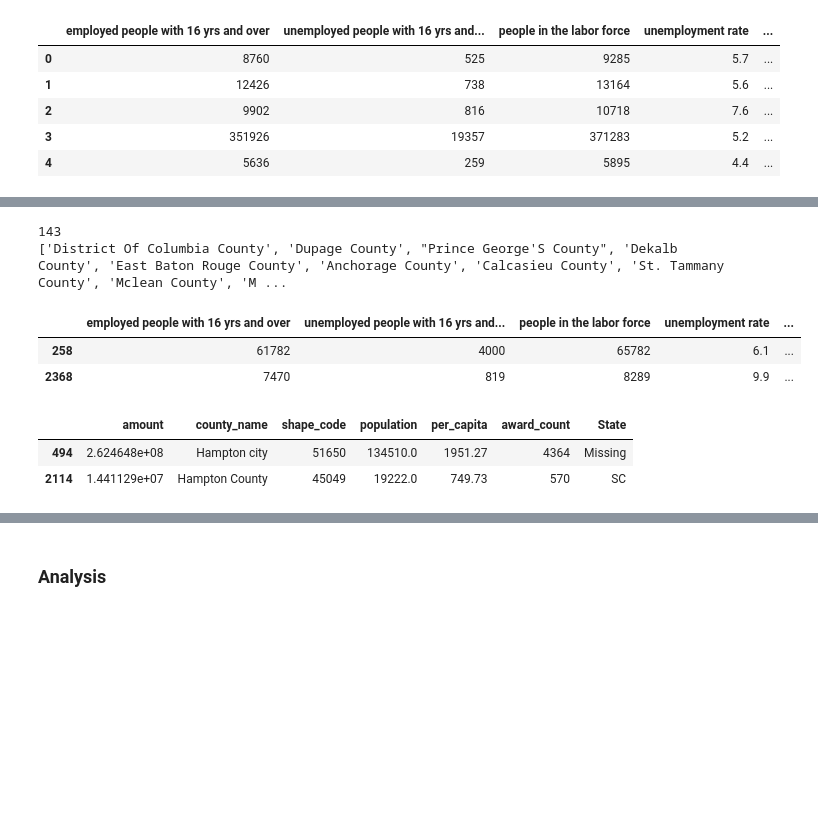
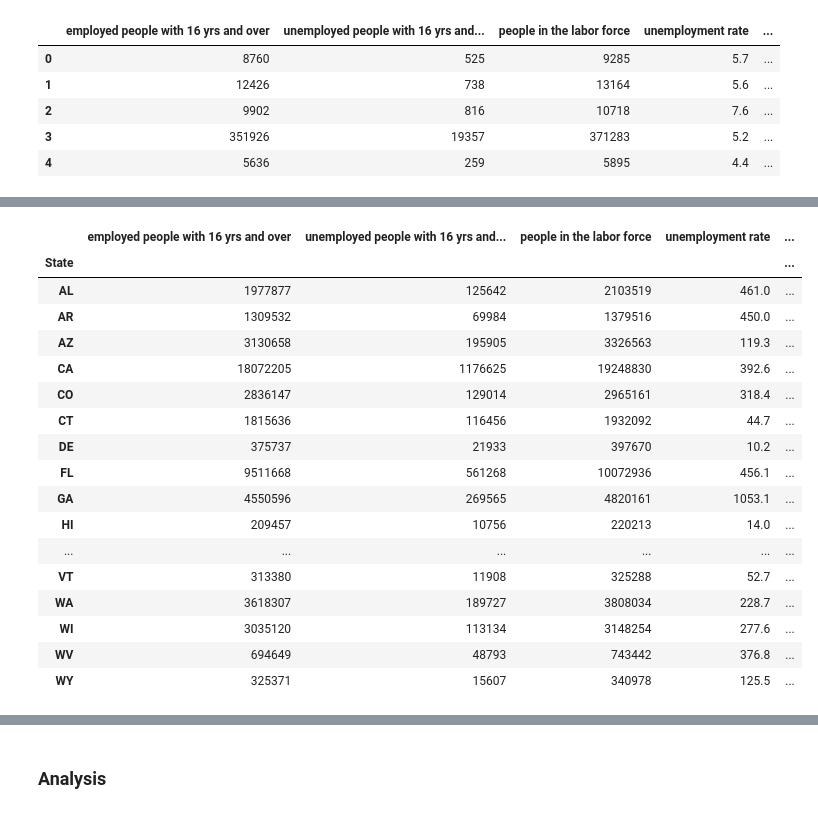
Before and after one commit to HenryDorsey/ConsultingProject, a Jupyter notebook: InfectSpendAnalysis.ipynb, the cells around one changed output, grey strips where cells are left out. Saved outputs shown, nothing was run; the diff lists cells and outputs as text; code cells hidden in the pictures; blank space fills up the shorter version.

```diff
--- a/InfectSpendAnalysis.ipynb
+++ b/InfectSpendAnalysis.ipynb
@@ -123,26 +120,26 @@ dtype: int64
 | 3 | 351926 | 19357 | 371283 | 5.2 | ... |
 | 4 | 5636 | 259 | 5895 | 4.4 | ... |
 | 5 | 5978 | 414 | 6392 | 6.5 | ... |
-# %%
-x = copy.deepcopy(county_spending['county_name'])
-y = list(ACS_data['county_name'])
-
-xy = [i for i in x if i not in y]
-print(len(xy))
-print(xy)
-ACS_data[ACS_data['county_name'].str.startswith('Hampton')]
-# %% [output]
-143
-['District Of Columbia County', 'Dupage County', "Prince George'S County", 'Dekalb County', 'East Baton Rouge County', 'Anchorage County', 'Calcasieu County', 'St. Tammany County', 'Mclean County', 'M ...
-|  | employed people with 16 yrs and over | unemployed people with 16 yrs and... | people in the labor force | unemployment rate | ... |
-| 258 | 61782 | 4000 | 65782 | 6.1 | ... |
-| 2368 | 7470 | 819 | 8289 | 9.9 | ... |
-# %%
-x = copy.deepcopy(county_spending)
-x['county_name']=x['county_name'].apply(lambda x: x.replace('(City) County', 'city'))
-x[x['county_name'].str.startswith('Hampton')]
-#colheight.replace('(City) county', 'city')
-# %% [output]
-|  | amount | county_name | shape_code | population | per_capita | award_count | State |
-| 494 | 2.624648e+08 | Hampton city | 51650 | 134510.0 | 1951.27 | 4364 | Missing |
-| 2114 | 1.441129e+07 | Hampton County | 45049 | 19222.0 | 749.73 | 570 | SC |
+# %%
+state_deaths_per_capita = df.groupby(by='State').sum()
+# %%
+state_deaths_per_capita
+# %% [output]
+|  | employed people with 16 yrs and over | unemployed people with 16 yrs and... | people in the labor force | unemployment rate | ... |
+| State |  |  |  |  | ... |
+| AL | 1977877 | 125642 | 2103519 | 461.0 | ... |
+| AR | 1309532 | 69984 | 1379516 | 450.0 | ... |
+| AZ | 3130658 | 195905 | 3326563 | 119.3 | ... |
+| CA | 18072205 | 1176625 | 19248830 | 392.6 | ... |
+| CO | 2836147 | 129014 | 2965161 | 318.4 | ... |
+| CT | 1815636 | 116456 | 1932092 | 44.7 | ... |
+| DE | 375737 | 21933 | 397670 | 10.2 | ... |
+| FL | 9511668 | 561268 | 10072936 | 456.1 | ... |
+| GA | 4550596 | 269565 | 4820161 | 1053.1 | ... |
+| HI | 209457 | 10756 | 220213 | 14.0 | ... |
+| ... | ... | ... | ... | ... | ... |
+| VT | 313380 | 11908 | 325288 | 52.7 | ... |
+| WA | 3618307 | 189727 | 3808034 | 228.7 | ... |
+| WI | 3035120 | 113134 | 3148254 | 277.6 | ... |
+| WV | 694649 | 48793 | 743442 | 376.8 | ... |
+| WY | 325371 | 15607 | 340978 | 125.5 | ... |
```
Also changed, not shown: parts of 6 cells of this notebook, 1 other file.
